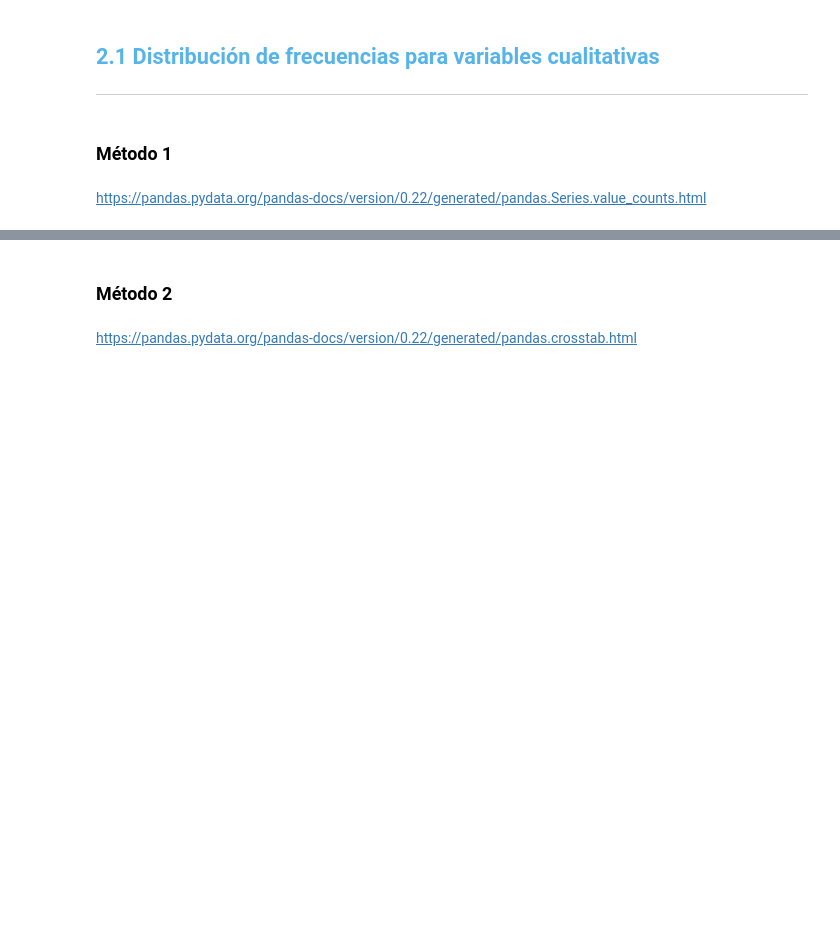
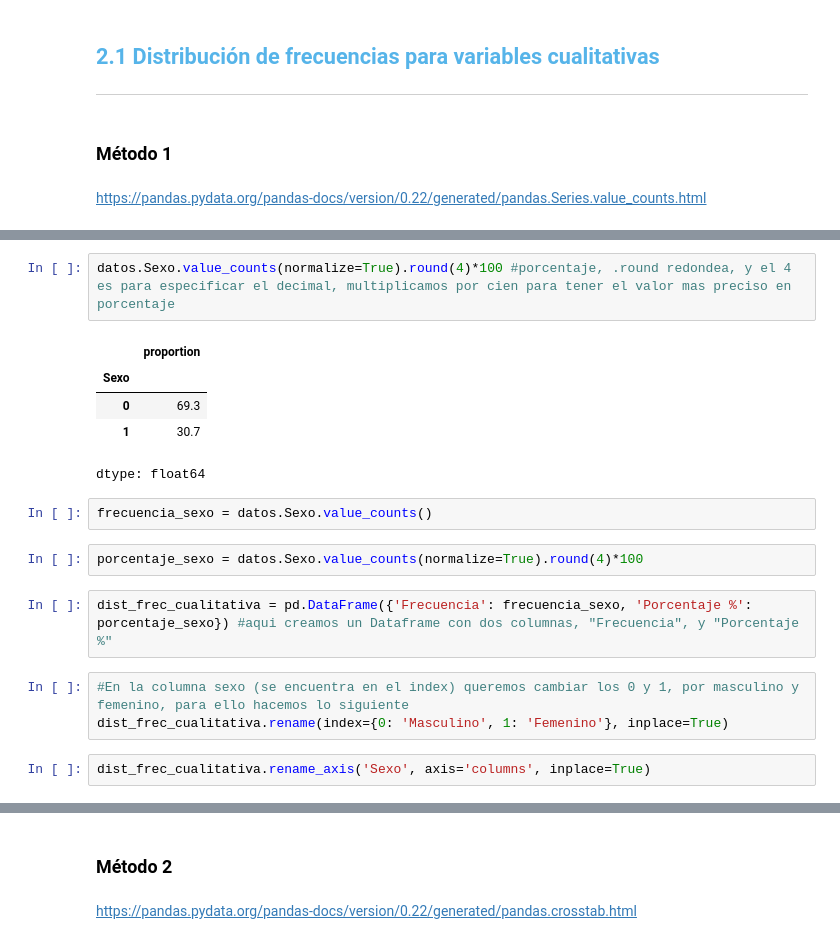
Before and after one commit to AndresCMontejo/Estad-stica-Python-frecuencias-medidas, a Jupyter notebook: curso_de_estad_stica_con_python_1.ipynb, the cells around one changed output, grey strips where cells are left out. Cells and saved outputs as stored; diff of their text form; blank space fills up the shorter version.

```diff
--- a/curso_de_estad_stica_con_python_1.ipynb
+++ b/curso_de_estad_stica_con_python_1.ipynb
@@ -229,0 +239,19 @@ https://pandas.pydata.org/pandas-docs/version/0.22/generated/pandas.Series.value
+# %%
+datos.Sexo.value_counts(normalize=True).round(4)*100 #porcentaje, .round redondea, y el 4 es para especificar el decimal, multiplicamos por cien para tener el valor mas preciso en porcentaje
+# %% [output]
+|  | proportion |
+| Sexo |  |
+| 0 | 69.3 |
+| 1 | 30.7 |
+dtype: float64
+# %%
+frecuencia_sexo = datos.Sexo.value_counts()
+# %%
+porcentaje_sexo = datos.Sexo.value_counts(normalize=True).round(4)*100
+# %%
+dist_frec_cualitativa = pd.DataFrame({'Frecuencia': frecuencia_sexo, 'Porcentaje %': porcentaje_sexo}) #aqui creamos un Dataframe con dos columnas, "Frecuencia", y "Porcentaje %"
+# %%
+#En la columna sexo (se encuentra en el index) queremos cambiar los 0 y 1, por masculino y femenino, para ello hacemos lo siguiente
+dist_frec_cualitativa.rename(index={0: 'Masculino', 1: 'Femenino'}, inplace=True)
+# %%
+dist_frec_cualitativa.rename_axis('Sexo', axis='columns', inplace=True)
```
Also changed, not shown: parts of 8 cells of this notebook.
